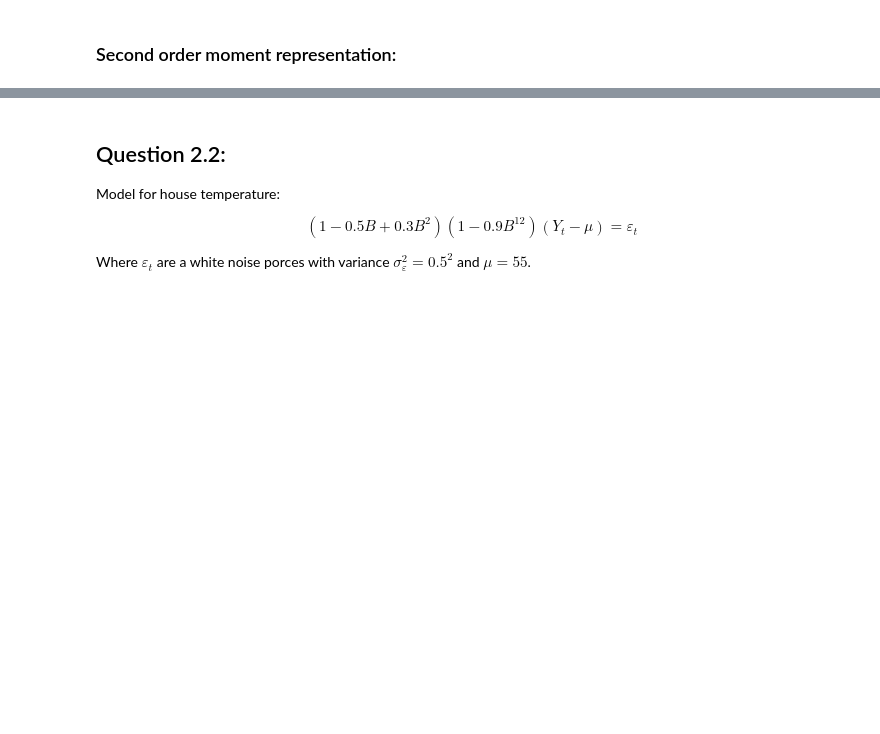
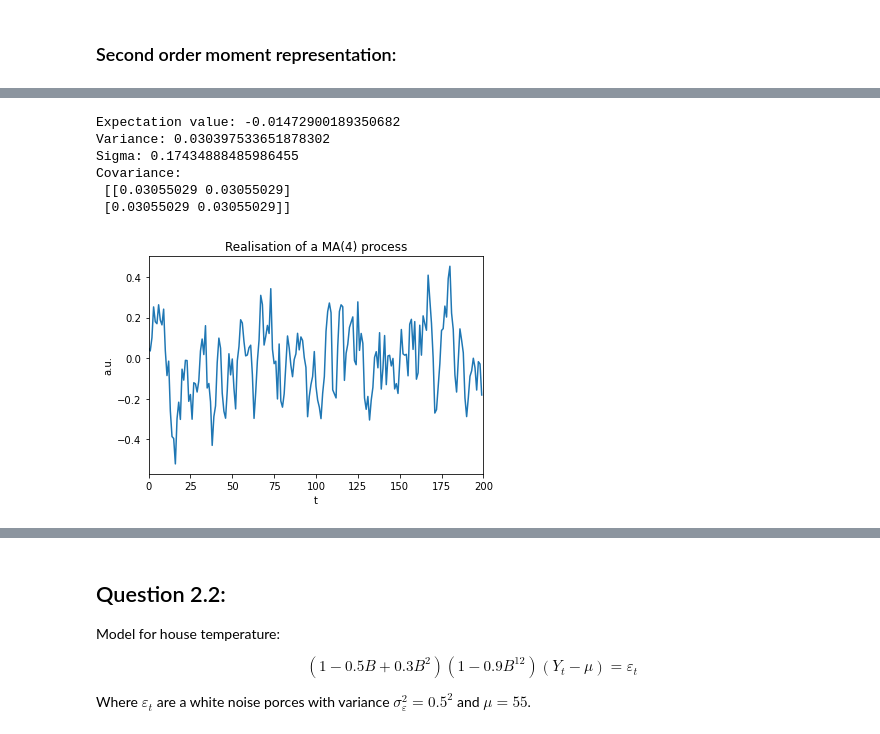
Before and after one commit to emilhaugstvedt/Time-Series-Analysis, a Jupyter notebook: Assignment2/Ass2.ipynb, the cells around one changed output, grey strips where cells are left out. Saved outputs shown, nothing was run; the diff lists cells and outputs as text; code cells hidden in the pictures; blank space fills up the shorter version.

```diff
--- a/Assignment2/Ass2.ipynb
+++ b/Assignment2/Ass2.ipynb
@@ -56,0 +46,26 @@ print(CorrX)
+# %%
+# Plot simulation 0:
+plt.figure
+plt.plot(realisations[0])
+plt.xlim(0, numObservations)
+plt.title(f"Realisation of a MA({order}) process")
+plt.ylabel("a.u.")
+plt.xlabel("t")
+
+mean = np.mean(realisations[0])
+print(f"Expectation value: {mean}")
+
+var = np.nanvar(realisations[0])
+print(f"Variance: {var}")
+print(f"Sigma: {np.sqrt(var)}")
+
+cov = np.cov(realisations[0], realisations[0])
+print(f"Covariance:\n {cov}")
+# %% [output]
+Expectation value: -0.01472900189350682
+Variance: 0.030397533651878302
+Sigma: 0.17434888485986455
+Covariance:
+ [[0.03055029 0.03055029]
+ [0.03055029 0.03055029]]
+[figure, added]
```
Also changed, not shown: parts of 21 cells of this notebook, 10 other files.
